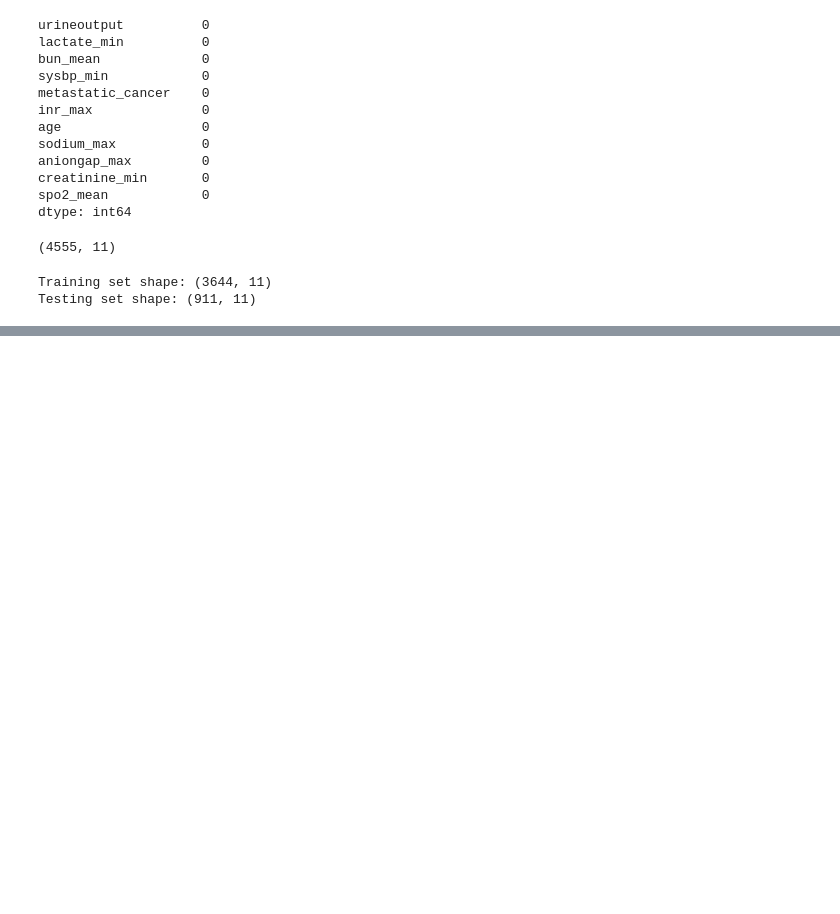
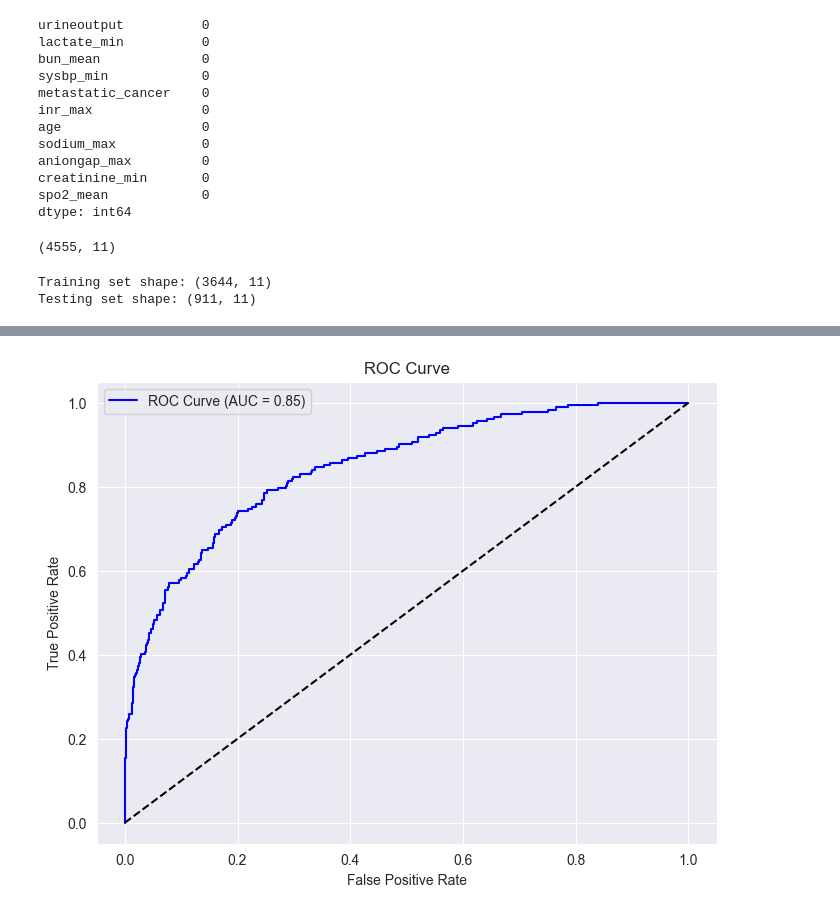
Before and after one commit to ParsaHaghighatgoo/mimic-analysis, a Jupyter notebook: XGBoost.ipynb, the cells around one changed output, grey strips where cells are left out. Cells and saved outputs as stored; diff of their text form; code cells hidden in the pictures; blank space fills up the shorter version.

```diff
--- a/XGBoost.ipynb
+++ b/XGBoost.ipynb
@@ -128,0 +189,21 @@ weighted avg       0.85      0.86      0.83       911
+# %%
+from sklearn.metrics import roc_curve, roc_auc_score
+import matplotlib.pyplot as plt
+
+# Calculate ROC curve points and AUC score
+y_probs = xgb_model.predict_proba(X_test)[:, 1]
+fpr, tpr, _ = roc_curve(y_test, y_probs)
+auc = roc_auc_score(y_test, y_probs)
+
+# Plot and save the ROC curve
+plt.figure(figsize=(8, 6))
+plt.plot(fpr, tpr, label=f'ROC Curve (AUC = {auc:.2f})', color='blue')
+plt.plot([0, 1], [0, 1], 'k--')  # Dashed line for random guessing
+plt.xlabel('False Positive Rate')
+plt.ylabel('True Positive Rate')
+plt.title('ROC Curve')
+plt.legend(loc='best')
+plt.savefig('roc_curve.png')
+plt.show()
+# %% [output]
+[figure, added]
```
Also changed, not shown: parts of 18 cells of this notebook, 10 other files.
